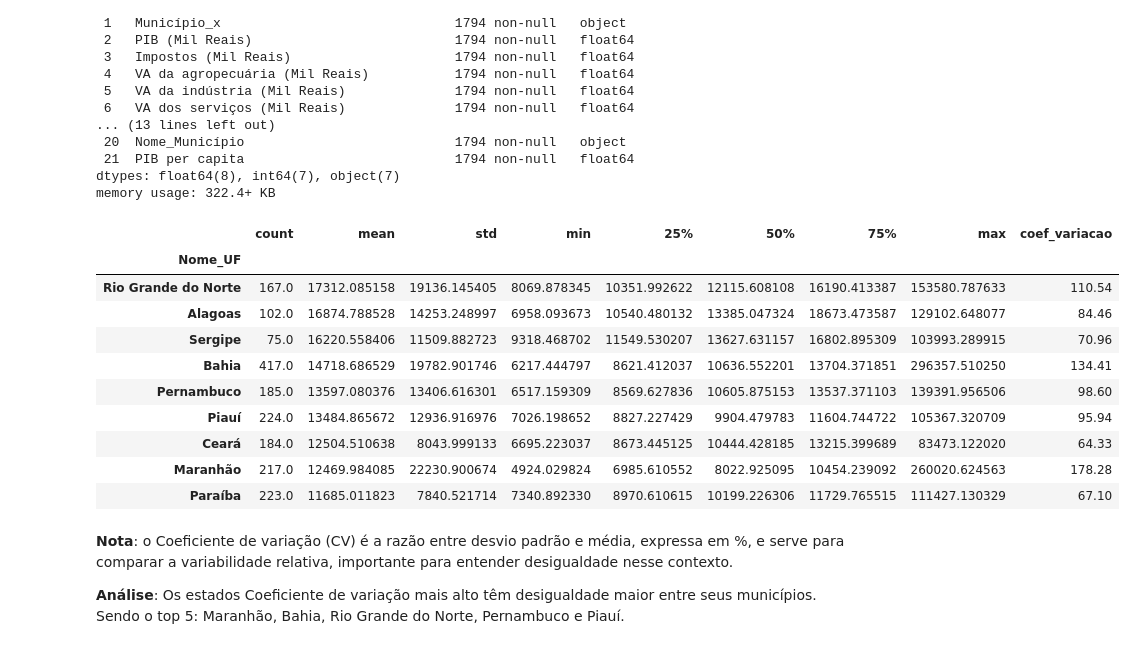
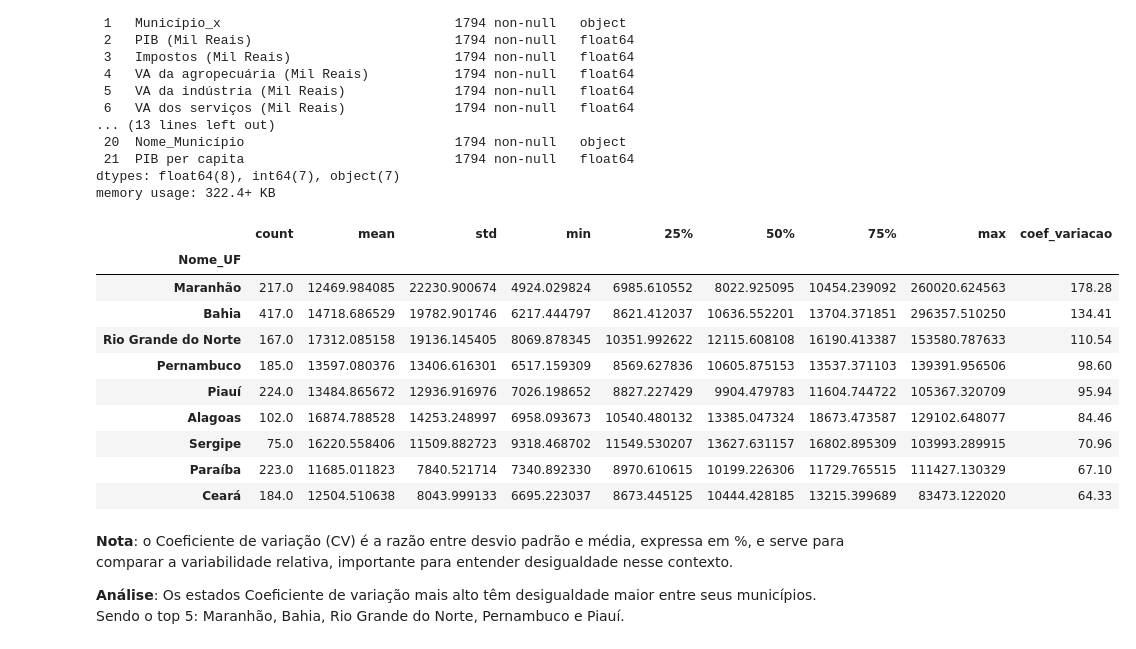
Before and after one commit to duddanobre/sidra-nordeste, a Jupyter notebook: nordeste.ipynb, the cells around one changed output. Drawn from its saved outputs; the diff is of its cells as text; code cells hidden in the pictures.

```diff
--- a/nordeste.ipynb
+++ b/nordeste.ipynb
@@ -160,20 +160,20 @@ df_nordeste_teste = df_nordeste.groupby(['Nome_UF'])['PIB per capita']
 # %%
 df_nordeste_teste = df_nordeste.groupby(['Nome_UF'])['PIB per capita'].describe()
 df_nordeste_teste['coef_variacao'] = ((df_nordeste_teste['std']/df_nordeste_teste['mean']) *100).round(2)
-df_nordeste_teste = df_nordeste_teste.sort_values(by='mean',ascending=False)
+df_nordeste_teste = df_nordeste_teste.sort_values(by='coef_variacao',ascending=False)
 df_nordeste_teste
 # %% [output]
 |  | count | mean | std | min | 25% | 50% | 75% | max | coef_variacao |
 | Nome_UF |  |  |  |  |  |  |  |  |  |
+| Maranhão | 217.0 | 12469.984085 | 22230.900674 | 4924.029824 | 6985.610552 | 8022.925095 | 10454.239092 | 260020.624563 | 178.28 |
+| Bahia | 417.0 | 14718.686529 | 19782.901746 | 6217.444797 | 8621.412037 | 10636.552201 | 13704.371851 | 296357.510250 | 134.41 |
 | Rio Grande do Norte | 167.0 | 17312.085158 | 19136.145405 | 8069.878345 | 10351.992622 | 12115.608108 | 16190.413387 | 153580.787633 | 110.54 |
+| Pernambuco | 185.0 | 13597.080376 | 13406.616301 | 6517.159309 | 8569.627836 | 10605.875153 | 13537.371103 | 139391.956506 | 98.60 |
+| Piauí | 224.0 | 13484.865672 | 12936.916976 | 7026.198652 | 8827.227429 | 9904.479783 | 11604.744722 | 105367.320709 | 95.94 |
 | Alagoas | 102.0 | 16874.788528 | 14253.248997 | 6958.093673 | 10540.480132 | 13385.047324 | 18673.473587 | 129102.648077 | 84.46 |
 | Sergipe | 75.0 | 16220.558406 | 11509.882723 | 9318.468702 | 11549.530207 | 13627.631157 | 16802.895309 | 103993.289915 | 70.96 |
-| Bahia | 417.0 | 14718.686529 | 19782.901746 | 6217.444797 | 8621.412037 | 10636.552201 | 13704.371851 | 296357.510250 | 134.41 |
-| Pernambuco | 185.0 | 13597.080376 | 13406.616301 | 6517.159309 | 8569.627836 | 10605.875153 | 13537.371103 | 139391.956506 | 98.60 |
-| Piauí | 224.0 | 13484.865672 | 12936.916976 | 7026.198652 | 8827.227429 | 9904.479783 | 11604.744722 | 105367.320709 | 95.94 |
+| Paraíba | 223.0 | 11685.011823 | 7840.521714 | 7340.892330 | 8970.610615 | 10199.226306 | 11729.765515 | 111427.130329 | 67.10 |
 | Ceará | 184.0 | 12504.510638 | 8043.999133 | 6695.223037 | 8673.445125 | 10444.428185 | 13215.399689 | 83473.122020 | 64.33 |
-| Maranhão | 217.0 | 12469.984085 | 22230.900674 | 4924.029824 | 6985.610552 | 8022.925095 | 10454.239092 | 260020.624563 | 178.28 |
-| Paraíba | 223.0 | 11685.011823 | 7840.521714 | 7340.892330 | 8970.610615 | 10199.226306 | 11729.765515 | 111427.130329 | 67.10 |
 # %% [markdown]
 **Nota**: o Coeficiente de variação (CV) é a razão entre desvio padrão e média, expressa em %, e serve para comparar a variabilidade relativa, importante para entender desigualdade nesse contexto.
 
```
Also changed, not shown: parts of 1 cell of this notebook.
